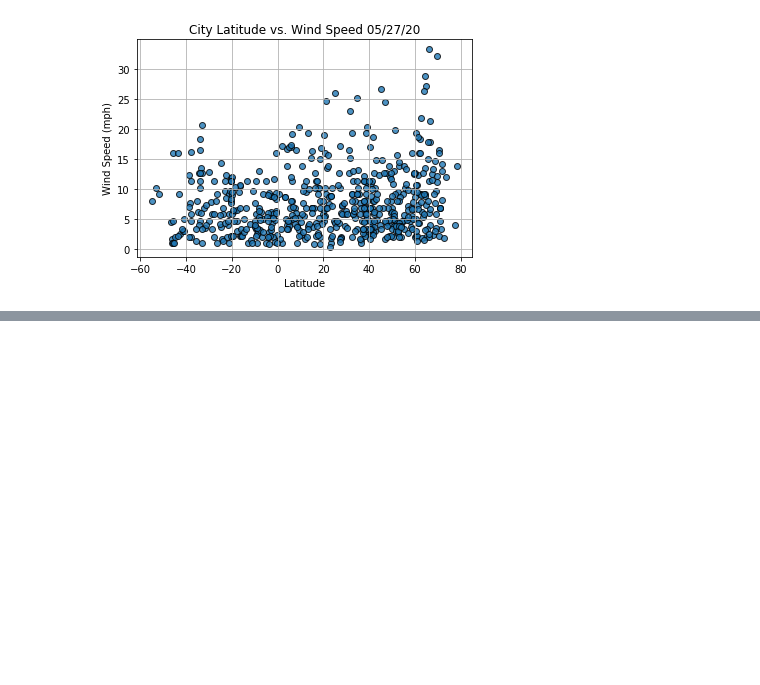
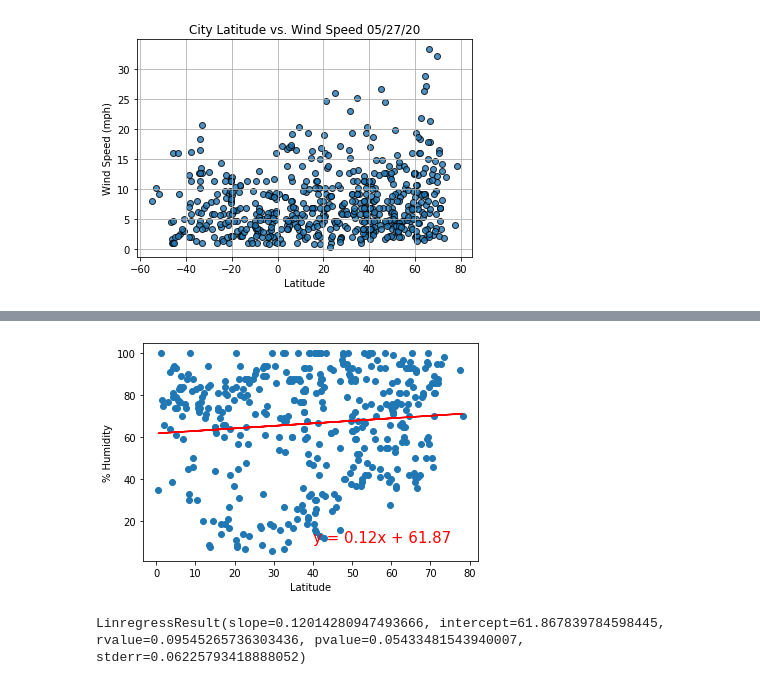
Before and after one commit to femolyn1/World_Weather_Analysis, a Jupyter notebook: WeatherPy.ipynb, the cells around one changed output, grey strips where cells are left out. Drawn from its saved outputs; the diff is of its cells as text; code cells hidden in the pictures; blank space fills up the shorter version.

```diff
--- a/WeatherPy.ipynb
+++ b/WeatherPy.ipynb
@@ -245,0 +329,13 @@ plt.show()
+# %%
+# Linear regression on the Northern Hemisphere
+x_values = northern_hemi_df["Lat"]
+y_values = northern_hemi_df["Humidity"]
+# Call the function.
+plot_linear_regression(x_values, y_values,
+                       'Linear Regression on the Northern Hemispher for % Humidity', '% Humidity',(40,10))
+# %% [output]
+[figure, added]
+# %%
+linregress(x_values, y_values)
+# %% [output]
+LinregressResult(slope=0.12014280947493666, intercept=61.867839784598445, rvalue=0.09545265736303436, pvalue=0.05433481543940007, stderr=0.06225793418888052)
```
Also changed, not shown: parts of 17 cells of this notebook, 1 other file.
